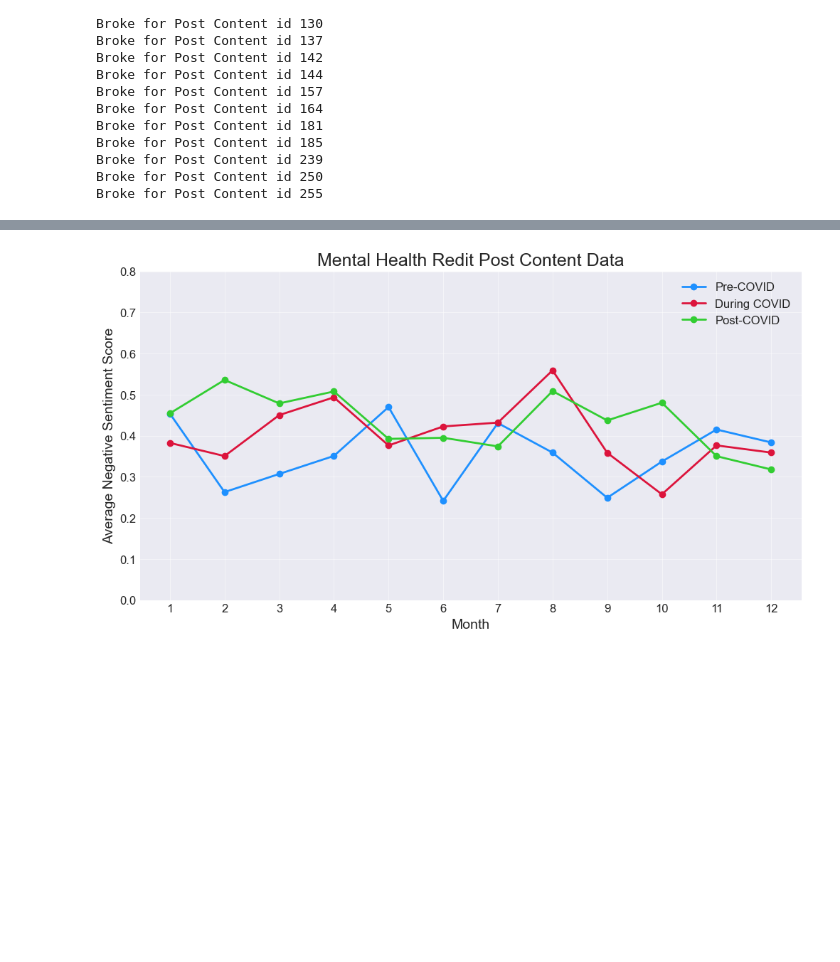
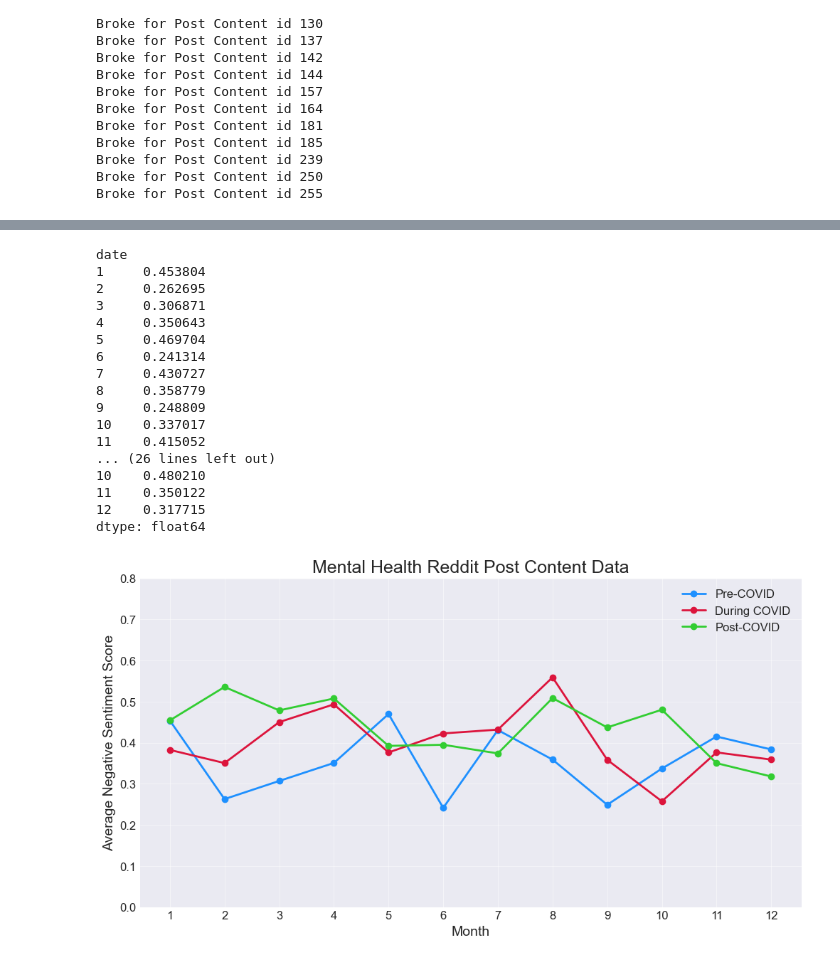
Before and after one commit to meliakru/Covid-and-Reddit, a Jupyter notebook: VaderRobertaSentimentComparison/RobertaMentalHealthLineGraphs.ipynb, the cells around one changed output, grey strips where cells are left out. Drawn from its saved outputs; the diff is of its cells as text; code cells hidden in the pictures; blank space fills up the shorter version.

Commit message:
created Roberta line graphs for all data sets

```diff
--- a/VaderRobertaSentimentComparison/RobertaMentalHealthLineGraphs.ipynb
+++ b/VaderRobertaSentimentComparison/RobertaMentalHealthLineGraphs.ipynb
@@ -12,7 +12,7 @@ PreCovidMentalHealthRedditData = pd.read_csv('/Users/willjohnston/Documents/GitH
 PreCovidMentalHealthRedditData = PreCovidMentalHealthRedditData.reset_index().rename(columns={'index': 'ID'})
 DuringCovidMentalHealthRedditData = pd.read_csv('/Users/willjohnston/Documents/GitHub/Covid-and-Reddit/VaderRobertaSentimentComparison/Datasets/DuringCovidMentalHealthRedditData.csv')
 DuringCovidMentalHealthRedditData = DuringCovidMentalHealthRedditData.reset_index().rename(columns={'index': 'ID'})
-PostCovidMentalHealthRedditData = pd.read_csv('/Users/willjohnston/Documents/GitHub/Covid-and-Reddit/VaderRobertaSentimentComparison/Datasets/PreCovidMentalHealthRedditData.csv')
+PostCovidMentalHealthRedditData = pd.read_csv('/Users/willjohnston/Documents/GitHub/Covid-and-Reddit/VaderRobertaSentimentComparison/Datasets/PostCovidMentalHealthRedditData.csv')
 PostCovidMentalHealthRedditData = PostCovidMentalHealthRedditData.reset_index().rename(columns={'index': 'ID'})
 # %%
 !pip install transformers
@@ -201,33 +267,51 @@ preCovidNegPerMonthAverage = perCovidPostPerMonthNegSum / preCovidPostPerMonthDa
 print(preCovidNegPerMonthAverage)
 
 duringCovidPostPerMonthData = postsPerMonth(duringMentalHealthContentDF)
 duringCovidPostPerMonthNegSum = postsSumNegByMonth(duringMentalHealthContentDF)
 duringCovidNegPerMonthAverage = duringCovidPostPerMonthNegSum / duringCovidPostPerMonthData
 print(duringCovidNegPerMonthAverage)
 
 postCovidPostPerMonthData = postsPerMonth(postMentalHealthContentDF)
 postCovidPostPerMonthNegSum = postsSumNegByMonth(postMentalHealthContentDF)
 postCovidNegPerMonthAverage = postCovidPostPerMonthNegSum / postCovidPostPerMonthData
 print(postCovidNegPerMonthAverage)
 
 plt.style.use('seaborn-darkgrid')
 
 # Create a line plot
 plt.figure(figsize=(12, 6))
 plt.plot(preCovidNegPerMonthAverage, label='Pre-COVID', color='dodgerblue', linewidth=2, marker='o')
 plt.plot(duringCovidNegPerMonthAverage, label='During COVID', color='crimson', linewidth=2, marker='o')
 plt.plot(postCovidNegPerMonthAverage, label='Post-COVID', color='limegreen', linewidth=2, marker='o')
 
 # Customize the plot
-plt.title('Number of posts per month for Mental Health', fontsize=18)
+plt.title('Mental Health Reddit Post Content Data', fontsize=18)
 plt.xlabel('Month', fontsize=14)
-plt.ylabel('Number of posts', fontsize=14)
+plt.ylabel('Average Negative Sentiment Score', fontsize=14)
 plt.xticks(range(1, 13), fontsize=12)
 plt.yticks(fontsize=12)
+plt.ylim(0, .8)
 plt.legend(fontsize=12)
 plt.grid(alpha=0.5)
 
 # Show the plot
 plt.show()
 # %% [output]
+date
+1     0.453804
+2     0.262695
+3     0.306871
+4     0.350643
+5     0.469704
+6     0.241314
+7     0.430727
+8     0.358779
+9     0.248809
+10    0.337017
+11    0.415052
+... (26 lines left out)
+10    0.480210
+11    0.350122
+12    0.317715
+dtype: float64
-[figure, old version]
+[figure, new version]
```
Also changed, not shown: parts of 3 cells of this notebook, 2 other files.
